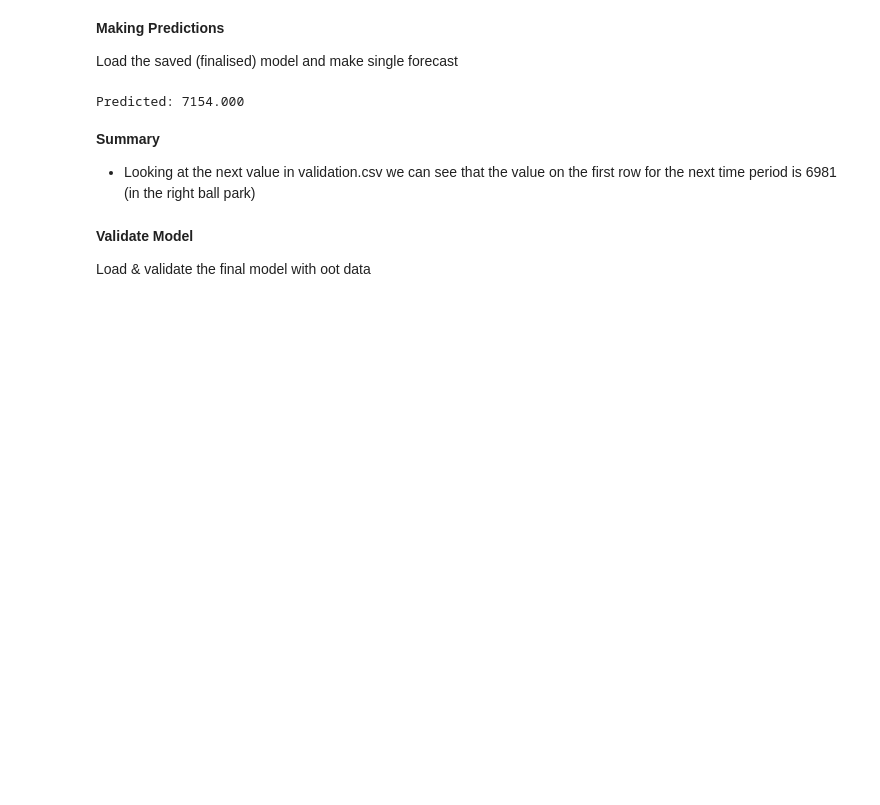
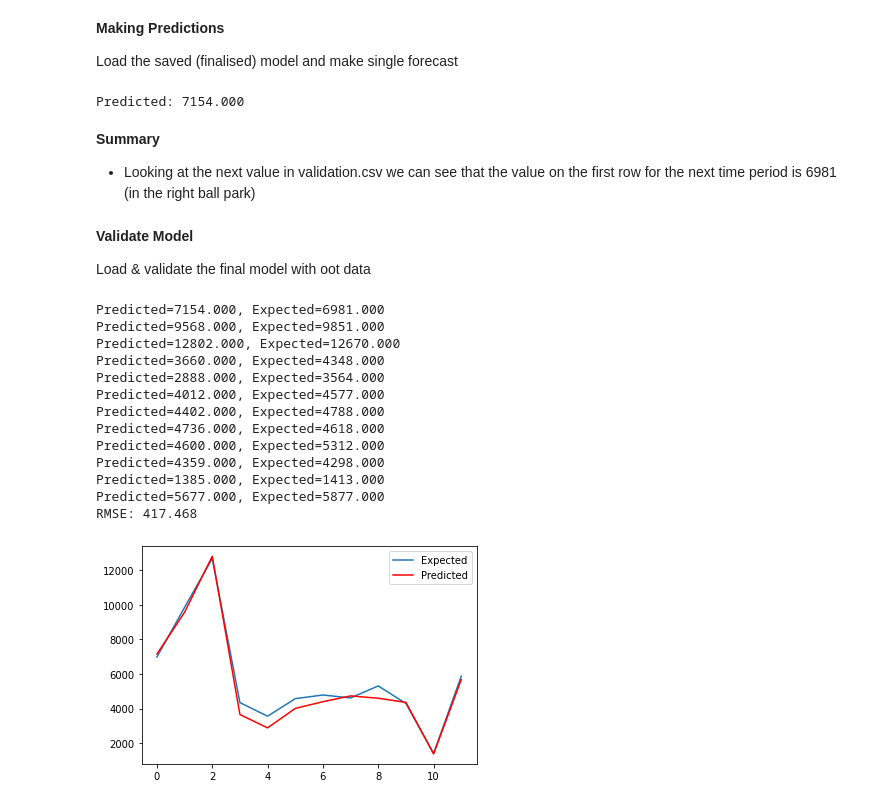
Before and after one commit to kenneth-craig/academyPub, a Jupyter notebook: ARIMA-Monthly-Champagne-Sales.ipynb, the cells around one changed output. Saved outputs shown, nothing was run; the diff lists cells and outputs as text; code cells hidden in the pictures; blank space fills up the shorter version.

```diff
--- a/ARIMA-Monthly-Champagne-Sales.ipynb
+++ b/ARIMA-Monthly-Champagne-Sales.ipynb
@@ -746,33 +747,55 @@ def inverse_difference(history, yhat, interval=1):
 
 # load and prepare dataset
 series = pd.read_csv('dev_champagne_sales.csv', header=0, index_col=0, parse_dates=True, squeeze=True)
-oot = pd.read_csv('oot_champagne_sales.csv', header=0, parse_dates=True, squeeze=True)
+oot = pd.read_csv('oot_champagne_sales.csv', header=0, index_col=0, parse_dates=True, squeeze=True)
 # data preparation
 X = series.values.astype('float32')
 history = [x for x in X]
 expected_y = oot.values.astype('float32')
 # load saved model
 model_fit = ARIMAResults.load('model.pkl')
 # make first prediction
 predictions = list()
 residuals = list()
 yhat = model_fit.forecast()[0]
 yhat = inverse_difference(history, yhat, months_in_year)
 predictions.append(yhat)
 history.append(expected_y[0])
-print('Predicted=%.3f, Expected=.3f' % (yhat, expected_y[0]))
+print('Predicted=%.3f, Expected=%.3f' % (yhat, expected_y[0]))
 # rolling forecast
 months_in_year = 12
 for i in range(1, len(expected_y)):
   # difference data
   diff = difference(history, months_in_year)
   # predict
   model = ARIMA(diff, order=(0,1,0))
   model_fit = model.fit()
   yhat = model_fit.forecast()[0]
   yhat = inverse_difference(history, yhat, months_in_year)
   predictions.append(yhat)
   # observation
-  obs = expect_y[i]
+  obs = expected_y[i]
   history.append(obs)
   print('Predicted=%.3f, Expected=%.3f' % (yhat, obs))
+# report performance
+rmse = ml.sqrt(mean_squared_error(expected_y, predictions))
+print('RMSE: %.3f' % rmse)
+pyplot.plot(expected_y, label='Expected')
+pyplot.plot(predictions, color='red', label='Predicted')
+pyplot.legend()
+pyplot.show()
+# %% [output]
+Predicted=7154.000, Expected=6981.000
+Predicted=9568.000, Expected=9851.000
+Predicted=12802.000, Expected=12670.000
+Predicted=3660.000, Expected=4348.000
+Predicted=2888.000, Expected=3564.000
+Predicted=4012.000, Expected=4577.000
+Predicted=4402.000, Expected=4788.000
+Predicted=4736.000, Expected=4618.000
+Predicted=4600.000, Expected=5312.000
+Predicted=4359.000, Expected=4298.000
+Predicted=1385.000, Expected=1413.000
+Predicted=5677.000, Expected=5877.000
+RMSE: 417.468
+[figure, added]
```
Also changed, not shown: parts of 2 cells of this notebook.
